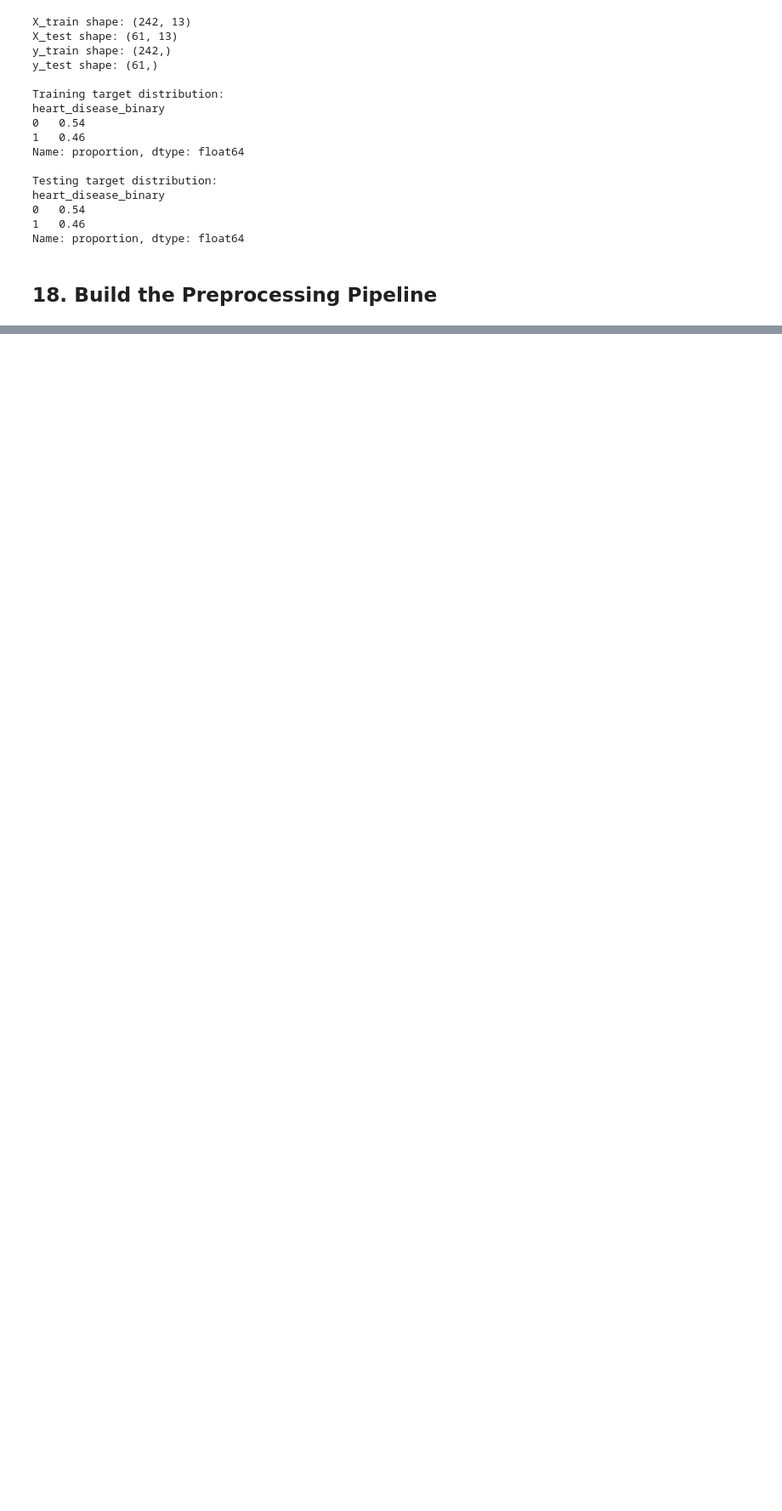
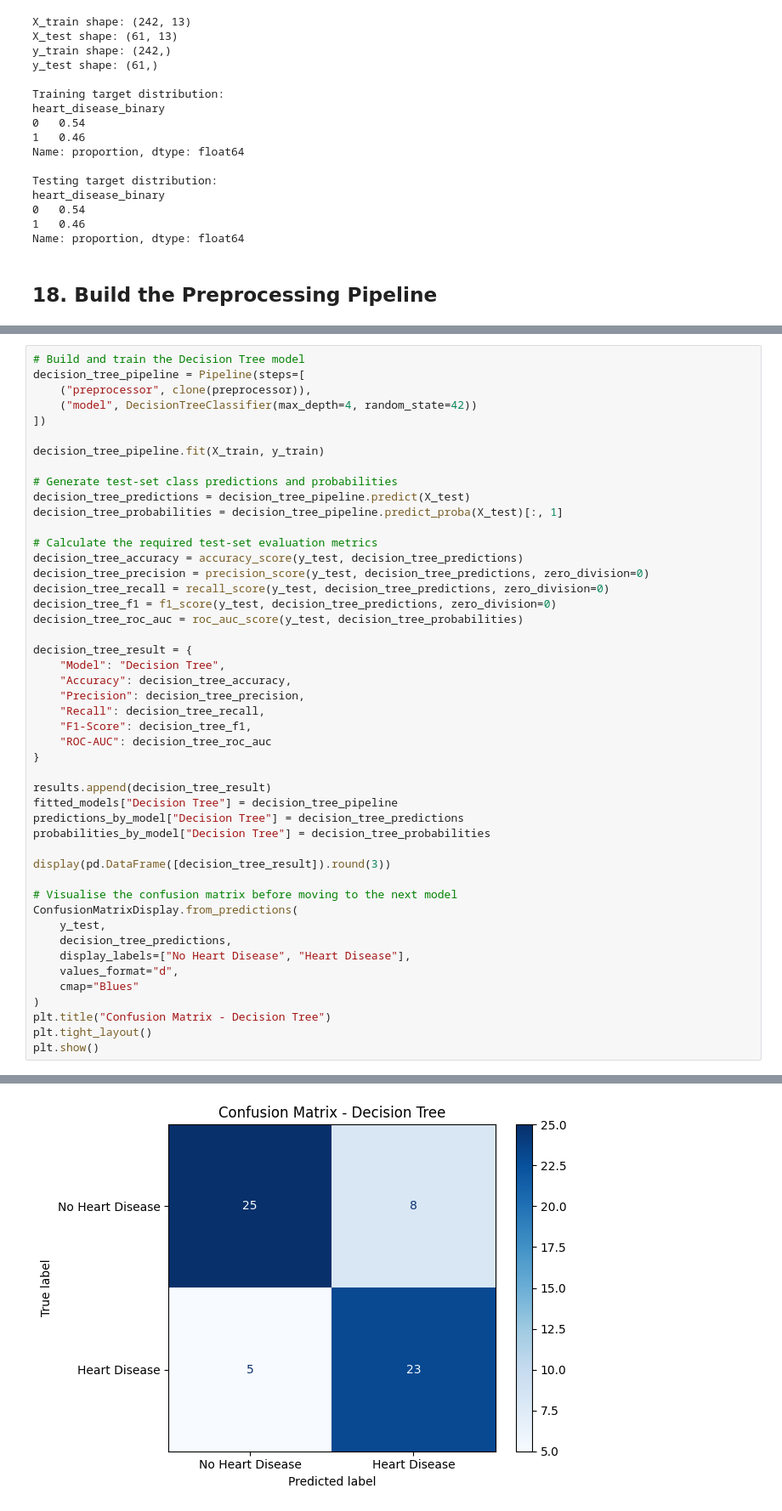
Before and after one commit to Kushagra-afk-commits/Heart-Disease-prediction-Using-Machine-Learning, a Jupyter notebook: Heart_Disease.ipynb, the cells around one changed output, grey strips where cells are left out. Shown at 85% size. Cells and saved outputs as stored; diff of their text form; blank space fills up the shorter version.

```diff
--- a/Heart_Disease.ipynb
+++ b/Heart_Disease.ipynb
@@ -657,0 +723,48 @@ for model_name, classifier in initial_models.items():
+# %%
+# Build and train the Decision Tree model
+decision_tree_pipeline = Pipeline(steps=[
+    ("preprocessor", clone(preprocessor)),
+    ("model", DecisionTreeClassifier(max_depth=4, random_state=42))
+])
+
+decision_tree_pipeline.fit(X_train, y_train)
+
+# Generate test-set class predictions and probabilities
+decision_tree_predictions = decision_tree_pipeline.predict(X_test)
+decision_tree_probabilities = decision_tree_pipeline.predict_proba(X_test)[:, 1]
+
+# Calculate the required test-set evaluation metrics
+decision_tree_accuracy = accuracy_score(y_test, decision_tree_predictions)
+decision_tree_precision = precision_score(y_test, decision_tree_predictions, zero_division=0)
+decision_tree_recall = recall_score(y_test, decision_tree_predictions, zero_division=0)
+decision_tree_f1 = f1_score(y_test, decision_tree_predictions, zero_division=0)
+decision_tree_roc_auc = roc_auc_score(y_test, decision_tree_probabilities)
+
+decision_tree_result = {
+    "Model": "Decision Tree",
+    "Accuracy": decision_tree_accuracy,
+    "Precision": decision_tree_precision,
+    "Recall": decision_tree_recall,
+    "F1-Score": decision_tree_f1,
+    "ROC-AUC": decision_tree_roc_auc
+}
+
+results.append(decision_tree_result)
+fitted_models["Decision Tree"] = decision_tree_pipeline
+predictions_by_model["Decision Tree"] = decision_tree_predictions
+probabilities_by_model["Decision Tree"] = decision_tree_probabilities
+
+display(pd.DataFrame([decision_tree_result]).round(3))
+
+# Visualise the confusion matrix before moving to the next model
+ConfusionMatrixDisplay.from_predictions(
+    y_test,
+    decision_tree_predictions,
+    display_labels=["No Heart Disease", "Heart Disease"],
+    values_format="d",
+    cmap="Blues"
+)
+plt.title("Confusion Matrix - Decision Tree")
+plt.tight_layout()
+plt.show()
+# %% [output]
@@ -657,0 +773 @@ for model_name, classifier in initial_models.items():
+[figure, added]
```
Also changed, not shown: parts of 25 cells of this notebook.
